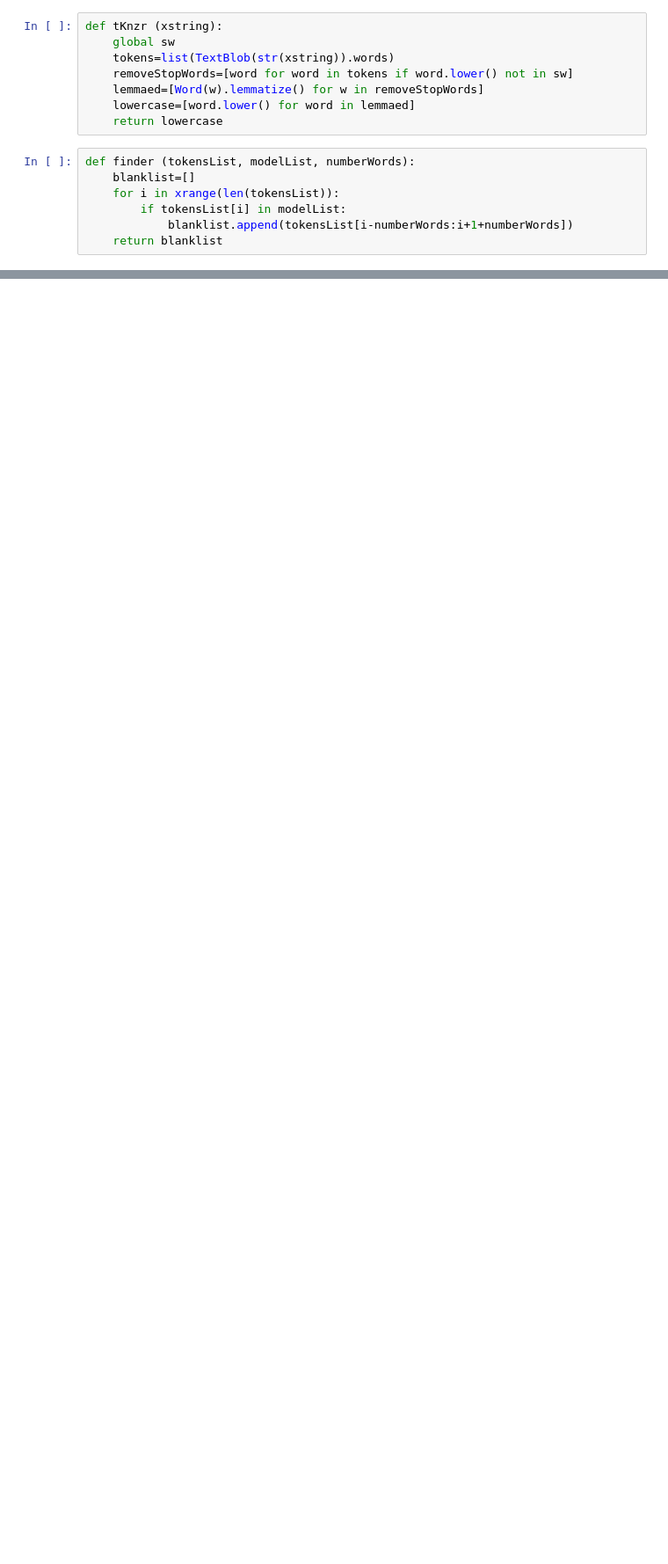
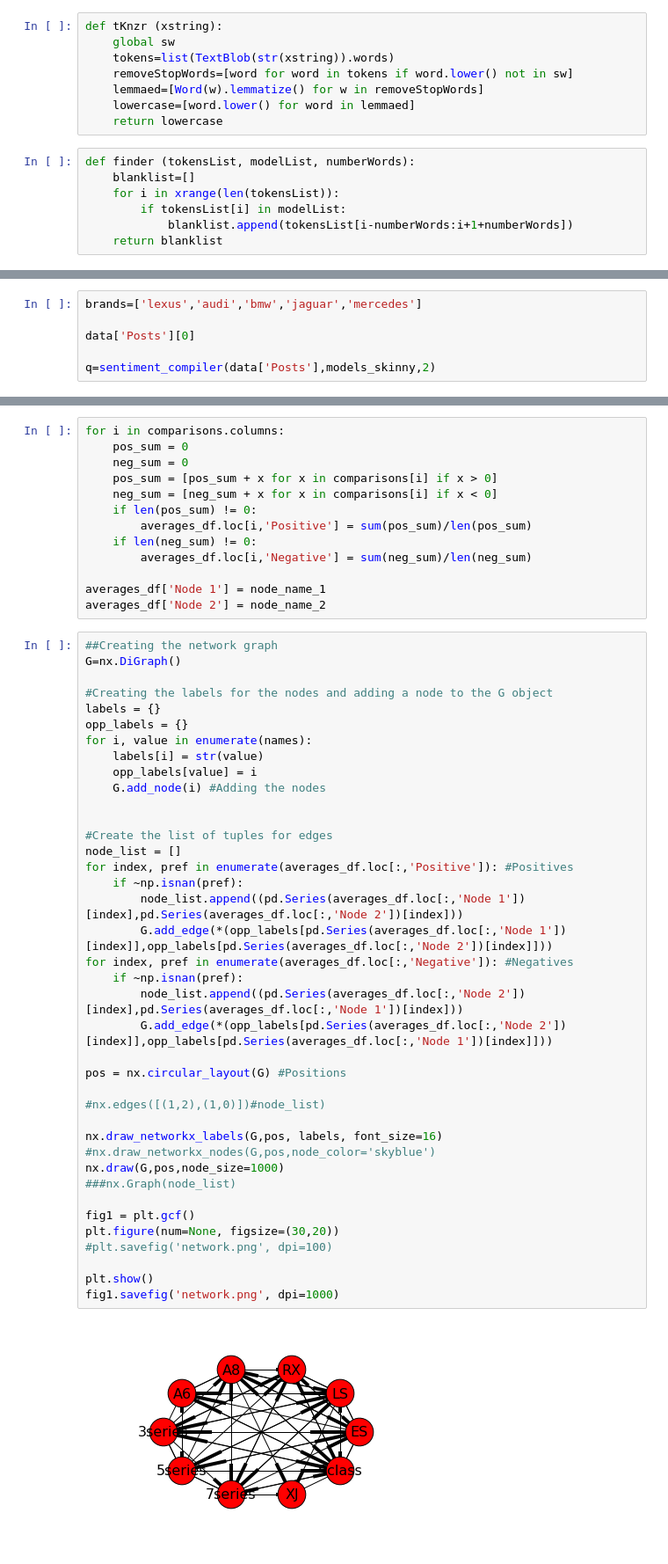
Before and after one commit to BejanSadeghian/Text_Mining_MIS184N, a Jupyter notebook: Group_Assignment_3/Compilation.ipynb, the cells around one changed output, grey strips where cells are left out. Shown at 88% size. Saved outputs shown, nothing was run; the diff lists cells and outputs as text; blank space fills up the shorter version.

```diff
--- a/Group_Assignment_3/Compilation.ipynb
+++ b/Group_Assignment_3/Compilation.ipynb
@@ -81,0 +72,6 @@ NameError: global name 'tb' is not defined
+# %%
+brands=['lexus','audi','bmw','jaguar','mercedes']
+
+data['Posts'][0]
+
+q=sentiment_compiler(data['Posts'],models_skinny,2)
@@ -81,0 +116,54 @@ NameError: global name 'tb' is not defined
+# %%
+for i in comparisons.columns:
+    pos_sum = 0
+    neg_sum = 0
+    pos_sum = [pos_sum + x for x in comparisons[i] if x > 0]
+    neg_sum = [neg_sum + x for x in comparisons[i] if x < 0]
+    if len(pos_sum) != 0:
+        averages_df.loc[i,'Positive'] = sum(pos_sum)/len(pos_sum)
+    if len(neg_sum) != 0:
+        averages_df.loc[i,'Negative'] = sum(neg_sum)/len(neg_sum)
+
+averages_df['Node 1'] = node_name_1
+averages_df['Node 2'] = node_name_2
+# %%
+##Creating the network graph
+G=nx.DiGraph()
+
+#Creating the labels for the nodes and adding a node to the G object
+labels = {}
+opp_labels = {}
+for i, value in enumerate(names):
+    labels[i] = str(value)
+    opp_labels[value] = i
+    G.add_node(i) #Adding the nodes
+
+
+#Create the list of tuples for edges
+node_list = []
+for index, pref in enumerate(averages_df.loc[:,'Positive']): #Positives
+    if ~np.isnan(pref):
+        node_list.append((pd.Series(averages_df.loc[:,'Node 1'])[index],pd.Series(averages_df.loc[:,'Node 2'])[index]))
+        G.add_edge(*(opp_labels[pd.Series(averages_df.loc[:,'Node 1'])[index]],opp_labels[pd.Series(averages_df.loc[:,'Node 2'])[index]]))
+for index, pref in enumerate(averages_df.loc[:,'Negative']): #Negatives
+    if ~np.isnan(pref):
+        node_list.append((pd.Series(averages_df.loc[:,'Node 2'])[index],pd.Series(averages_df.loc[:,'Node 1'])[index]))
+        G.add_edge(*(opp_labels[pd.Series(averages_df.loc[:,'Node 2'])[index]],opp_labels[pd.Series(averages_df.loc[:,'Node 1'])[index]]))
+
+pos = nx.circular_layout(G) #Positions
+
+#nx.edges([(1,2),(1,0)])#node_list)
+
+nx.draw_networkx_labels(G,pos, labels, font_size=16)
+#nx.draw_networkx_nodes(G,pos,node_color='skyblue')
+nx.draw(G,pos,node_size=1000)
+###nx.Graph(node_list)
+
+fig1 = plt.gcf()
+plt.figure(num=None, figsize=(30,20))
+#plt.savefig('network.png', dpi=100)
+
+plt.show()
+fig1.savefig('network.png', dpi=1000)
+# %% [output]
+[figure, added]
```
Also changed, not shown: parts of 13 cells of this notebook.
